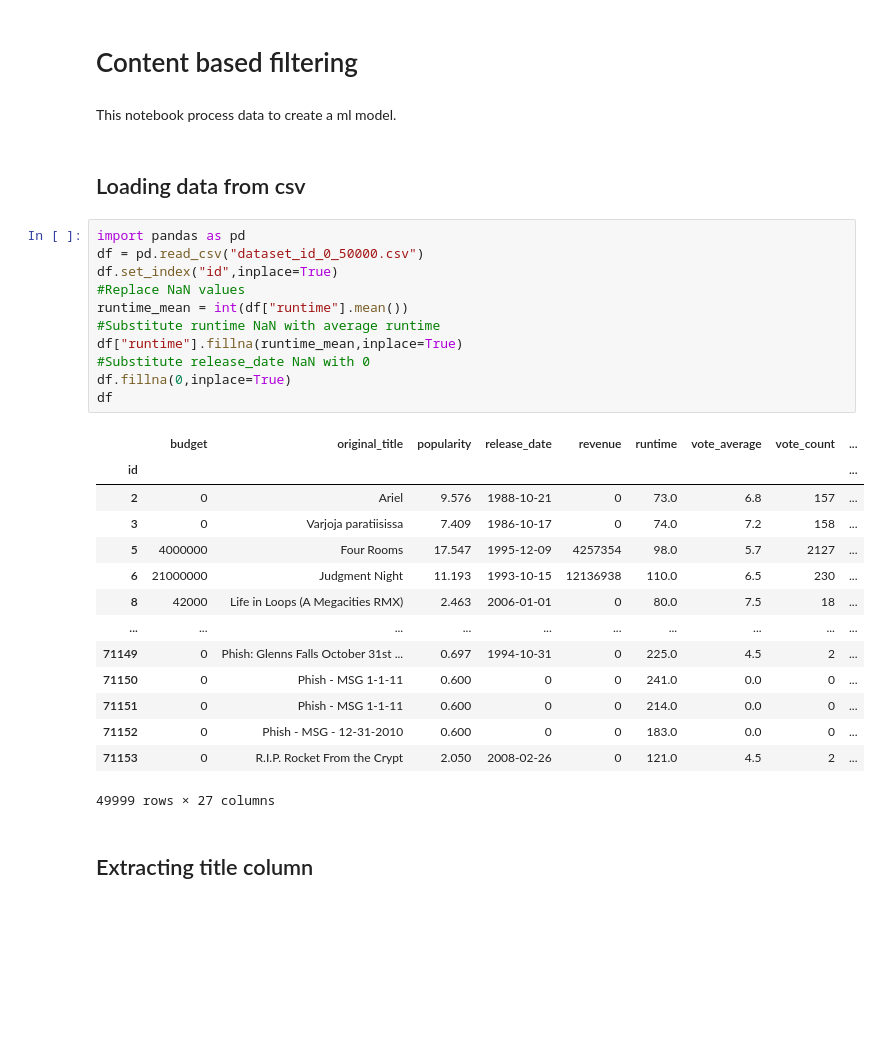
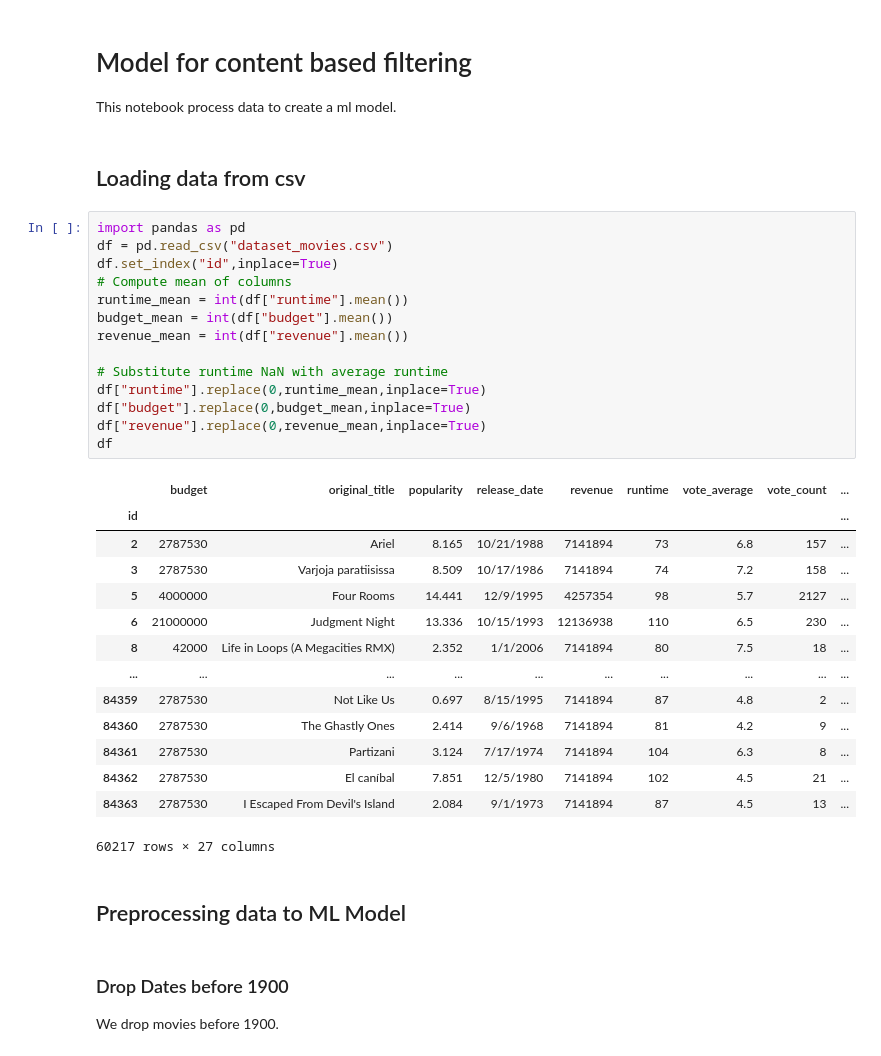
Before and after one commit to juanagsolano/content_based_filtering, a Jupyter notebook: ml_model.ipynb, the cells around one changed output. Drawn from its saved outputs; the diff is of its cells as text; blank space fills up the shorter version.

```diff
--- a/ml_model.ipynb
+++ b/ml_model.ipynb
@@ -1,34 +1,39 @@
-# %% [markdown]
-# Content based filtering
 # %% [markdown]
+# Model for content based filtering
 This notebook process data to create a ml model.
 # %% [markdown]
 ## Loading data from csv
 # %%
 import pandas as pd
-df = pd.read_csv("dataset_id_0_50000.csv")
+df = pd.read_csv("dataset_movies.csv")
 df.set_index("id",inplace=True)
-#Replace NaN values
+# Compute mean of columns
 runtime_mean = int(df["runtime"].mean())
-#Substitute runtime NaN with average runtime
-df["runtime"].fillna(runtime_mean,inplace=True)
-#Substitute release_date NaN with 0
-df.fillna(0,inplace=True)
+budget_mean = int(df["budget"].mean())
+revenue_mean = int(df["revenue"].mean())
+
+# Substitute runtime NaN with average runtime
+df["runtime"].replace(0,runtime_mean,inplace=True)
+df["budget"].replace(0,budget_mean,inplace=True)
+df["revenue"].replace(0,revenue_mean,inplace=True)
 df
 # %% [output]
 |  | budget | original_title | popularity | release_date | revenue | runtime | vote_average | vote_count | ... |
 | id |  |  |  |  |  |  |  |  | ... |
-| 2 | 0 | Ariel | 9.576 | 1988-10-21 | 0 | 73.0 | 6.8 | 157 | ... |
-| 3 | 0 | Varjoja paratiisissa | 7.409 | 1986-10-17 | 0 | 74.0 | 7.2 | 158 | ... |
-| 5 | 4000000 | Four Rooms | 17.547 | 1995-12-09 | 4257354 | 98.0 | 5.7 | 2127 | ... |
-| 6 | 21000000 | Judgment Night | 11.193 | 1993-10-15 | 12136938 | 110.0 | 6.5 | 230 | ... |
-| 8 | 42000 | Life in Loops (A Megacities RMX) | 2.463 | 2006-01-01 | 0 | 80.0 | 7.5 | 18 | ... |
+| 2 | 2787530 | Ariel | 8.165 | 10/21/1988 | 7141894 | 73 | 6.8 | 157 | ... |
+| 3 | 2787530 | Varjoja paratiisissa | 8.509 | 10/17/1986 | 7141894 | 74 | 7.2 | 158 | ... |
+| 5 | 4000000 | Four Rooms | 14.441 | 12/9/1995 | 4257354 | 98 | 5.7 | 2127 | ... |
+| 6 | 21000000 | Judgment Night | 13.336 | 10/15/1993 | 12136938 | 110 | 6.5 | 230 | ... |
+| 8 | 42000 | Life in Loops (A Megacities RMX) | 2.352 | 1/1/2006 | 7141894 | 80 | 7.5 | 18 | ... |
 | ... | ... | ... | ... | ... | ... | ... | ... | ... | ... |
-| 71149 | 0 | Phish: Glenns Falls October 31st ... | 0.697 | 1994-10-31 | 0 | 225.0 | 4.5 | 2 | ... |
-| 71150 | 0 | Phish - MSG 1-1-11 | 0.600 | 0 | 0 | 241.0 | 0.0 | 0 | ... |
-| 71151 | 0 | Phish - MSG 1-1-11 | 0.600 | 0 | 0 | 214.0 | 0.0 | 0 | ... |
-| 71152 | 0 | Phish - MSG - 12-31-2010 | 0.600 | 0 | 0 | 183.0 | 0.0 | 0 | ... |
-| 71153 | 0 | R.I.P. Rocket From the Crypt | 2.050 | 2008-02-26 | 0 | 121.0 | 4.5 | 2 | ... |
+| 84359 | 2787530 | Not Like Us | 0.697 | 8/15/1995 | 7141894 | 87 | 4.8 | 2 | ... |
+| 84360 | 2787530 | The Ghastly Ones | 2.414 | 9/6/1968 | 7141894 | 81 | 4.2 | 9 | ... |
+| 84361 | 2787530 | Partizani | 3.124 | 7/17/1974 | 7141894 | 104 | 6.3 | 8 | ... |
+| 84362 | 2787530 | El caníbal | 7.851 | 12/5/1980 | 7141894 | 102 | 4.5 | 21 | ... |
+| 84363 | 2787530 | I Escaped From Devil's Island | 2.084 | 9/1/1973 | 7141894 | 87 | 4.5 | 13 | ... |
-49999 rows × 27 columns
+60217 rows × 27 columns
-# %% [markdown]
-## Extracting title column
+# %% [markdown]
+## Preprocessing data to ML Model
+# %% [markdown]
+### Drop Dates before 1900
+We drop movies before 1900.
```
Also changed, not shown: parts of 16 cells of this notebook, 1 other file.
